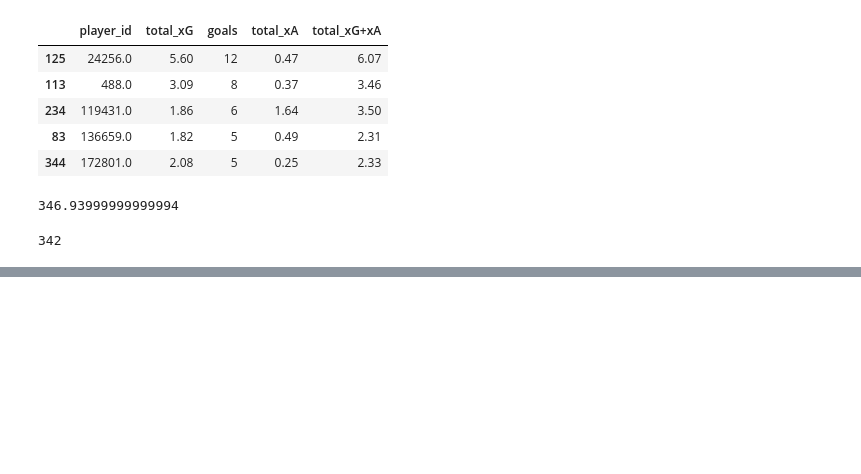
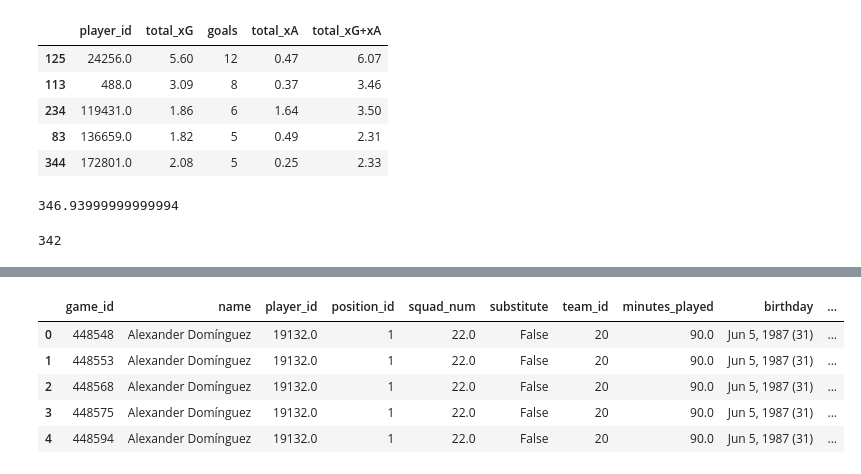
Before and after one commit to d-v-dlee/super_liga_xg, a Jupyter notebook: src/_redone.ipynb, the cells around one changed output, grey strips where cells are left out. Drawn from its saved outputs; the diff is of its cells as text; code cells hidden in the pictures; blank space fills up the shorter version.

```diff
--- a/src/_redone.ipynb
+++ b/src/_redone.ipynb
@@ -285,0 +339,5 @@ total_df['goals'].sum()
+# %%
+games = db['games_update'].find()
+afa = create_master_player_min_df(games)
+# %%
+afa.rename(columns={'squad_number': 'squad_num'}, inplace=True)
@@ -285,0 +370,12 @@ total_df['goals'].sum()
+# %%
+player_df = pd.merge(afa, tmc, on=['club_brev', 'squad_num'])
+player_df.drop(columns=['_id', 'club_brev'], inplace=True)
+# %%
+player_df.head()
+# %% [output]
+|  | game_id | name | player_id | position_id | squad_num | substitute | team_id | minutes_played | birthday | ... |
+| 0 | 448548 | Alexander Domínguez | 19132.0 | 1 | 22.0 | False | 20 | 90.0 | Jun 5, 1987 (31) | ... |
+| 1 | 448553 | Alexander Domínguez | 19132.0 | 1 | 22.0 | False | 20 | 90.0 | Jun 5, 1987 (31) | ... |
+| 2 | 448568 | Alexander Domínguez | 19132.0 | 1 | 22.0 | False | 20 | 90.0 | Jun 5, 1987 (31) | ... |
+| 3 | 448575 | Alexander Domínguez | 19132.0 | 1 | 22.0 | False | 20 | 90.0 | Jun 5, 1987 (31) | ... |
+| 4 | 448594 | Alexander Domínguez | 19132.0 | 1 | 22.0 | False | 20 | 90.0 | Jun 5, 1987 (31) | ... |
```
Also changed, not shown: parts of 19 cells of this notebook.
